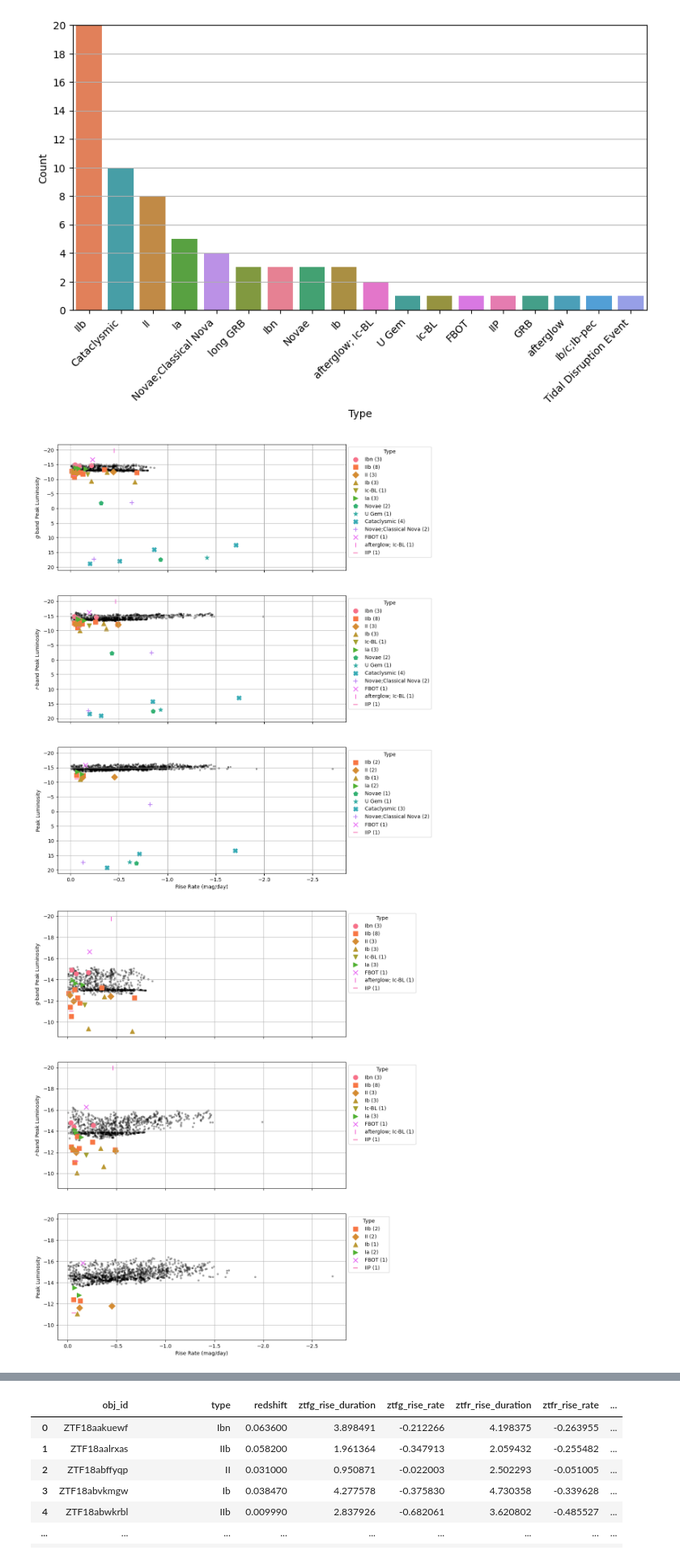
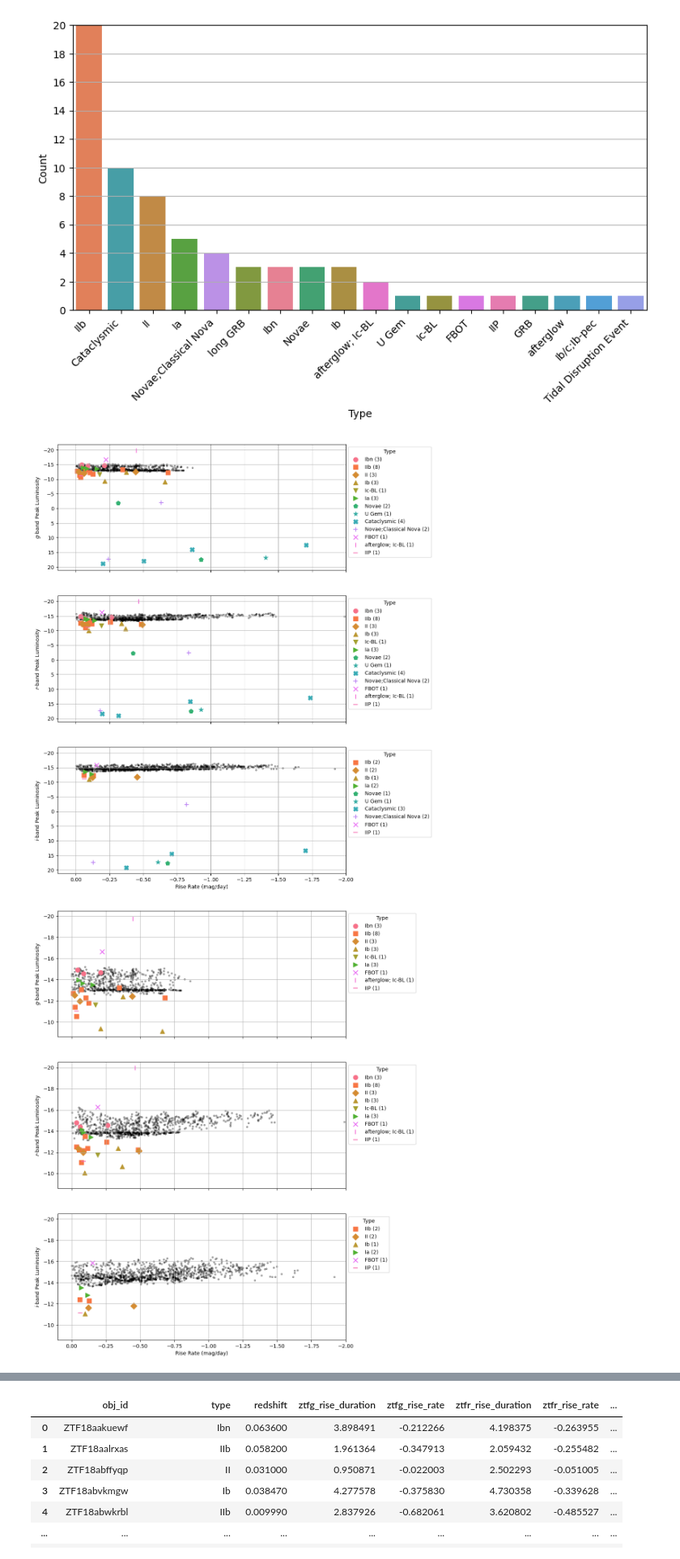
Before and after one commit to tylerbarna/kn-imposters, a Jupyter notebook: gp_calculations.ipynb, the cells around one changed output, grey strips where cells are left out. Shown at 81% size. Saved outputs shown, nothing was run; the diff lists cells and outputs as text; code cells hidden in the pictures.

Commit message:
correct plot labels
plots did not include label for i band peak mag. this commit corrects all relevant plot labels.

```diff
--- a/gp_calculations.ipynb
+++ b/gp_calculations.ipynb
@@ -596,13 +596,14 @@ for i, (axi, counts) in enumerate(zip(ax, [class_counts_ztfg, class_counts_ztfr,
     # for t in legend.texts:
     #     t.set_linespacing(0.5)  # Increase line spacing
 
-ax[0].set_ylabel("$\it{g}$-band Peak Luminosity"), ax[1].set_ylabel("$\it{r}$-band Peak Luminosity"), ax[2].set_ylabel("Peak Luminosity")
+ax[0].set_ylabel("$\it{g}$-band Peak Luminosity"), ax[1].set_ylabel("$\it{r}$-band Peak Luminosity"), ax[2].set_ylabel("$\it{i}$-band Peak Luminosity")
 ax[0].set_xlabel(""), ax[0].set_xlabel(""), ax[2].set_xlabel("Rise Rate (mag/day)");
 ax[0].invert_xaxis(), ax[1].invert_xaxis(), ax[2].invert_xaxis();
+ax[0].set_xlim(None,-2.0)
 #plt.savefig('figures/rise_rate_vs_peak_luminosity.pdf', bbox_inches='tight')
 plt.show()
 # %% [output]
-[figure, old version]
+[figure, new version]
 # %%
 ## maybe try this https://stackoverflow.com/questions/44731152/matplotlib-create-broken-axis-in-subplot
 filters = ['ztfg', 'ztfr', 'ztfi']
@@ -615,35 +616,36 @@ for axi, filter in enumerate(filters):
     ax[axi].scatter(df_2019[f'{filter}_rise_rate'], df_2019[f'{filter}_peak_mag'], alpha=0.3,color='k',marker='.')
     for type_ in df_rates_far['type'].unique():
         df_class = df_rates_far[(df_rates_far['type'] == type_) & (df_rates_far[f'{filter}_peak_mag'].notnull())]
         if len(df_class) > 0:
             ax[axi].scatter(df_class[f'{filter}_rise_rate'], df_class[f'{filter}_peak_mag'],
                             color=type_style_dict[type_]['color'], marker=type_style_dict[type_]['marker'],
                              s=75, label=type_)
 
     #sns.scatterplot(data=df_2019, x=f'{filter}_rise_rate', y=f'{filter}_peak_mag', ax=ax[axi],alpha=0.5)
     #sns.scatterplot(data=df_rates_far, x=f'{filter}_rise_rate', y=f'{filter}_peak_mag', hue='type', style='type', s=150, ax=ax[axi])
 
 ax[0].invert_yaxis(), ax[1].invert_yaxis(), ax[2].invert_yaxis();
 ax[0].set_xlim(None,0.1), ax[1].set_xlim(None,0.1), ax[2].set_xlim(None,0.1);
 class_counts_ztfg = df_rates_far[df_rates_far['ztfg_rise_rate'].notnull()]['type'].value_counts().to_dict()
 class_counts_ztfr = df_rates_far[df_rates_far['ztfr_rise_rate'].notnull()]['type'].value_counts().to_dict()
 class_counts_ztfi = df_rates_far[df_rates_far['ztfi_rise_rate'].notnull()]['type'].value_counts().to_dict()
 for i, (axi, counts) in enumerate(zip(ax, [class_counts_ztfg, class_counts_ztfr, class_counts_ztfi])):
     handles, labels = axi.get_legend_handles_labels()
     new_labels = [f'{label} ({counts[label]})' for label in labels if label in counts]
     legend = axi.legend(handles, new_labels, title='Type', bbox_to_anchor=(1, 1), loc="upper left")
     # legend.get_frame().set_alpha(None)
     # legend.get_frame().set_facecolor((0, 0, 0.1, 0))
     # for t in legend.texts:
     #     t.set_linespacing(0.5)  # Increase line spacing
 
-ax[0].set_ylabel("$\it{g}$-band Peak Luminosity"), ax[1].set_ylabel("$\it{r}$-band Peak Luminosity"), ax[2].set_ylabel("Peak Luminosity")
+ax[0].set_ylabel("$\it{g}$-band Peak Luminosity"), ax[1].set_ylabel("$\it{r}$-band Peak Luminosity"), ax[2].set_ylabel("$\it{i}$-band Peak Luminosity")
 ax[0].set_xlabel(""), ax[0].set_xlabel(""), ax[2].set_xlabel("Rise Rate (mag/day)");
 ax[0].invert_xaxis(), ax[1].invert_xaxis(), ax[2].invert_xaxis();
+ax[0].set_xlim(None,-2.0)
 #plt.savefig('figures/rise_rate_vs_peak_luminosity_low_z_cutoff.pdf', bbox_inches='tight')
 plt.show()
 # %% [output]
-[figure, old version]
+[figure, new version]
 # %%
 
 ## maybe try this https://stackoverflow.com/questions/44731152/matplotlib-create-broken-axis-in-subplot
```
Also changed, not shown: parts of 3 cells of this notebook, 4 other files.
